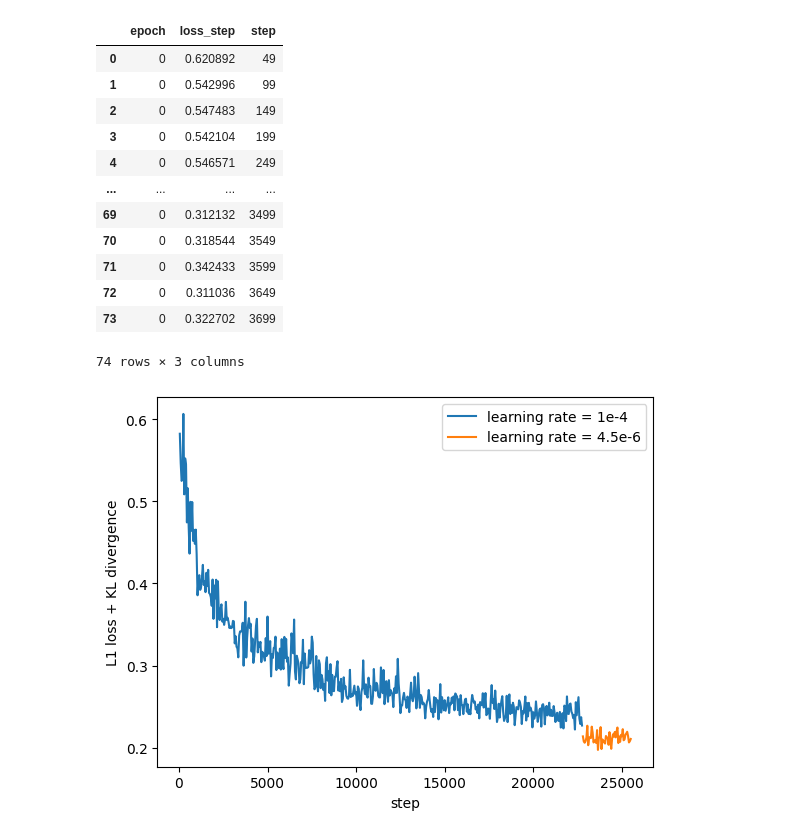
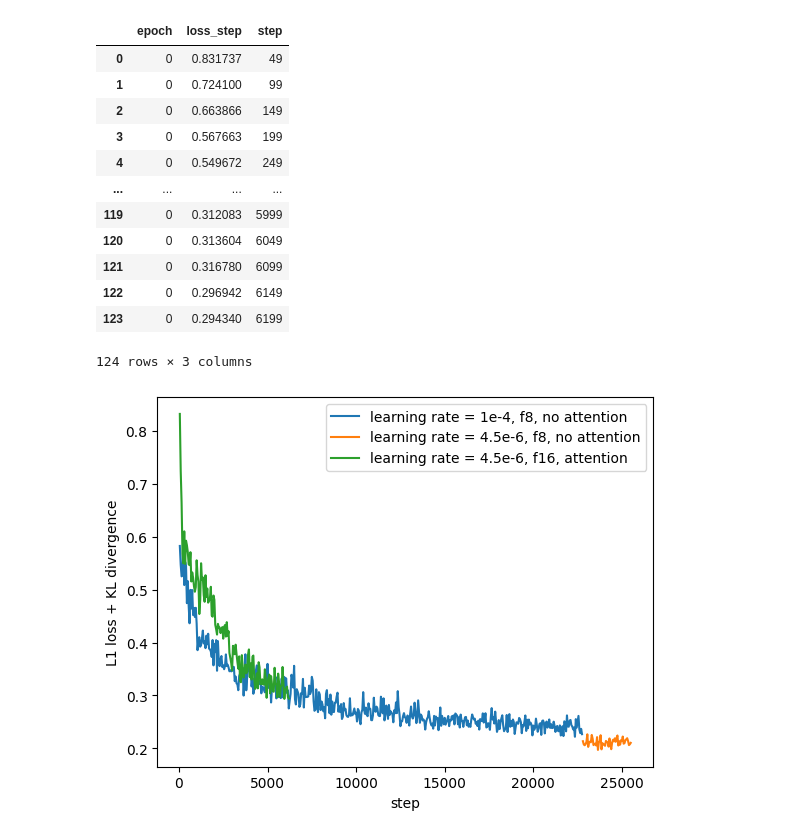
Before and after one commit to HendricSch/3d-vae, a Jupyter notebook: metrics.ipynb, the cells around one changed output. Saved outputs shown, nothing was run; the diff lists cells and outputs as text; code cells hidden in the pictures.

```diff
--- a/metrics.ipynb
+++ b/metrics.ipynb
@@ -5,32 +5,33 @@ import pandas as pd
 # %%
 # load csv file
 df_1 = pd.read_csv('metrics.csv')
-df_2 = pd.read_csv('metrics2.csv')
 df_3 = pd.read_csv('metrics3.csv')
 df_4 = pd.read_csv('metrics4.csv')
-df_1
+df_5 = pd.read_csv('metrics_f16.csv')
+df_5
 # %% [output]
 |  | epoch | loss_step | step |
-| 0 | 0 | 0.620892 | 49 |
-| 1 | 0 | 0.542996 | 99 |
-| 2 | 0 | 0.547483 | 149 |
-| 3 | 0 | 0.542104 | 199 |
-| 4 | 0 | 0.546571 | 249 |
+| 0 | 0 | 0.831737 | 49 |
+| 1 | 0 | 0.724100 | 99 |
+| 2 | 0 | 0.663866 | 149 |
+| 3 | 0 | 0.567663 | 199 |
+| 4 | 0 | 0.549672 | 249 |
 | ... | ... | ... | ... |
-| 69 | 0 | 0.312132 | 3499 |
-| 70 | 0 | 0.318544 | 3549 |
-| 71 | 0 | 0.342433 | 3599 |
-| 72 | 0 | 0.311036 | 3649 |
-| 73 | 0 | 0.322702 | 3699 |
+| 119 | 0 | 0.312083 | 5999 |
+| 120 | 0 | 0.313604 | 6049 |
+| 121 | 0 | 0.316780 | 6099 |
+| 122 | 0 | 0.296942 | 6149 |
+| 123 | 0 | 0.294340 | 6199 |
-74 rows × 3 columns
+124 rows × 3 columns
 # %%
 # plt.plot(df_1["step"], df_1["loss_step"], label="loss 1")
 # plt.plot(df_2["step"], df_2["loss_step"], label="loss 2")
-plt.plot(df_3["step"], df_3["loss_step"], label="learning rate = 1e-4")
-plt.plot(df_4["step"] + 22749, df_4["loss_step"], label="learning rate = 4.5e-6")
+plt.plot(df_3["step"], df_3["loss_step"], label="learning rate = 1e-4, f8, no attention")
+plt.plot(df_4["step"] + 22749, df_4["loss_step"], label="learning rate = 4.5e-6, f8, no attention")
+plt.plot(df_5["step"], df_5["loss_step"], label="learning rate = 4.5e-6, f16, attention")
 plt.xlabel("step")
 plt.ylabel("L1 loss + KL divergence")
 plt.legend()
 plt.show()
 # %% [output]
-[figure, old version]
+[figure, new version]
```
Also changed, not shown: 3 other files.
